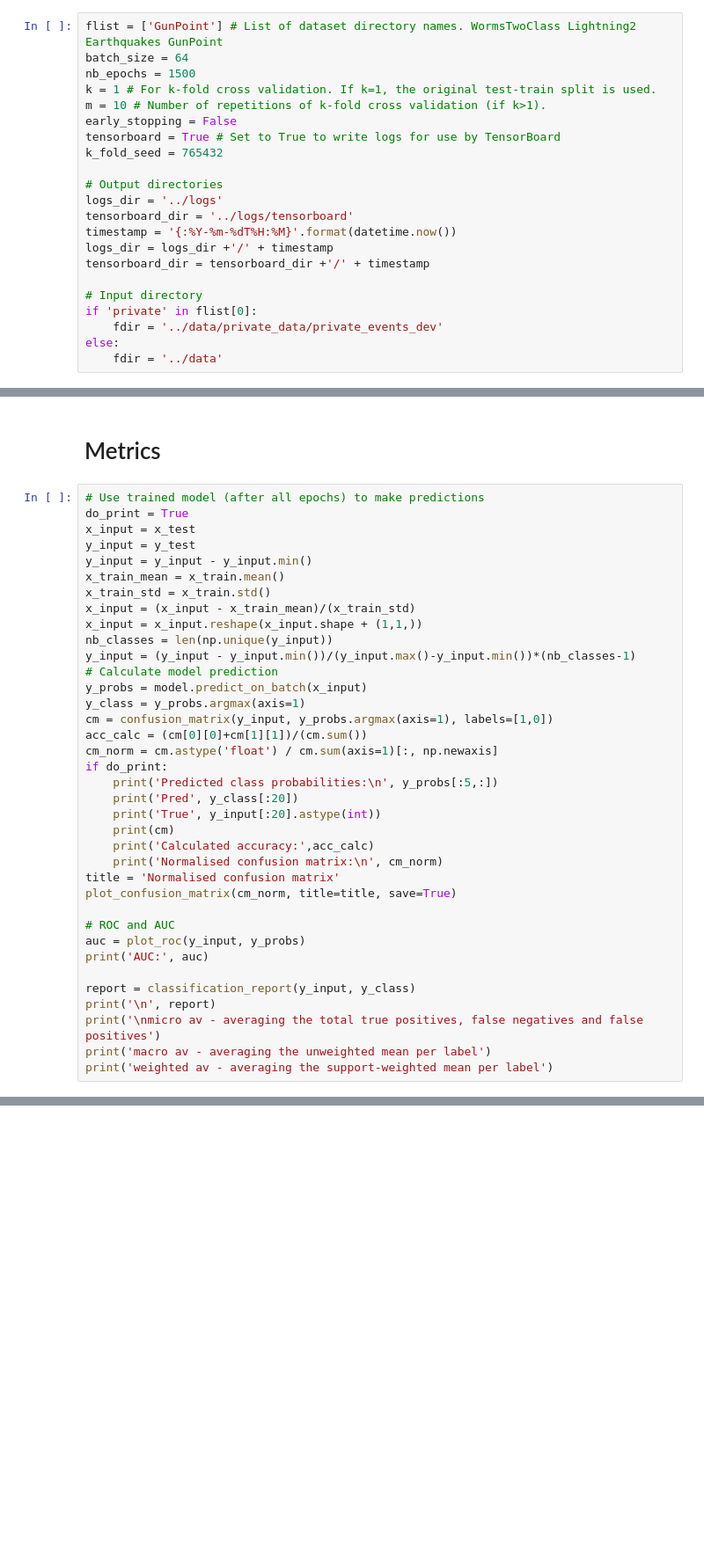
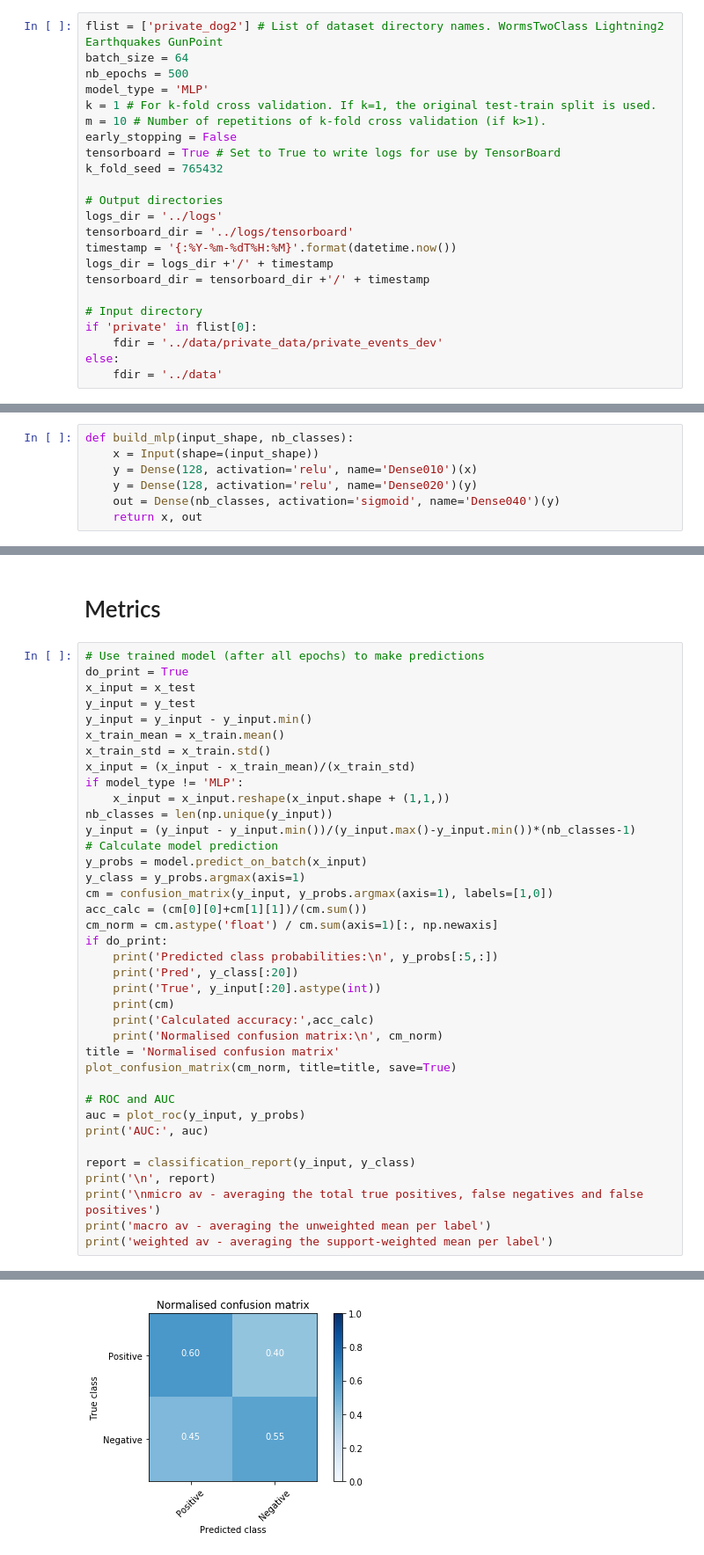
Before and after one commit to Withington/deepscent, a Jupyter notebook: notebooks/devnet.ipynb, the cells around one changed output, grey strips where cells are left out. Shown at 88% size. Cells and saved outputs as stored; diff of their text form; blank space fills up the shorter version.

```diff
--- a/notebooks/devnet.ipynb
+++ b/notebooks/devnet.ipynb
@@ -35,9 +35,10 @@ np.random.seed(999123)
 # %% [markdown]
 # User inputs
 # %%
-flist = ['GunPoint'] # List of dataset directory names. WormsTwoClass Lightning2 Earthquakes GunPoint
+flist = ['private_dog2'] # List of dataset directory names. WormsTwoClass Lightning2 Earthquakes GunPoint
 batch_size = 64
-nb_epochs = 1500
+nb_epochs = 500
+model_type = 'MLP'
 k = 1 # For k-fold cross validation. If k=1, the original test-train split is used.
 m = 10 # Number of repetitions of k-fold cross validation (if k>1).
 early_stopping = False
@@ -314,0 +216,7 @@ def train_model(fname, x_train, y_train, x_test, y_test, label="0"):
+# %%
+def build_mlp(input_shape, nb_classes):
+    x = Input(shape=(input_shape))
+    y = Dense(128, activation='relu', name='Dense010')(x)
+    y = Dense(128, activation='relu', name='Dense020')(y)
+    out = Dense(nb_classes, activation='sigmoid', name='Dense040')(y)
+    return x, out
@@ -354,7 +386,8 @@ y_input = y_input - y_input.min()
 x_train_mean = x_train.mean()
 x_train_std = x_train.std()
 x_input = (x_input - x_train_mean)/(x_train_std)
-x_input = x_input.reshape(x_input.shape + (1,1,))
+if model_type != 'MLP':
+    x_input = x_input.reshape(x_input.shape + (1,1,))
 nb_classes = len(np.unique(y_input))
 y_input = (y_input - y_input.min())/(y_input.max()-y_input.min())*(nb_classes-1)
 # Calculate model prediction
@@ -382,3 +415,4 @@ print('\n', report)
 print('\nmicro av - averaging the total true positives, false negatives and false positives')
 print('macro av - averaging the unweighted mean per label')
 print('weighted av - averaging the support-weighted mean per label')
+# %% [output]
@@ -384,0 +433 @@ print('weighted av - averaging the support-weighted mean per label')
+[figure, added]
```
Also changed, not shown: parts of 8 cells of this notebook.
